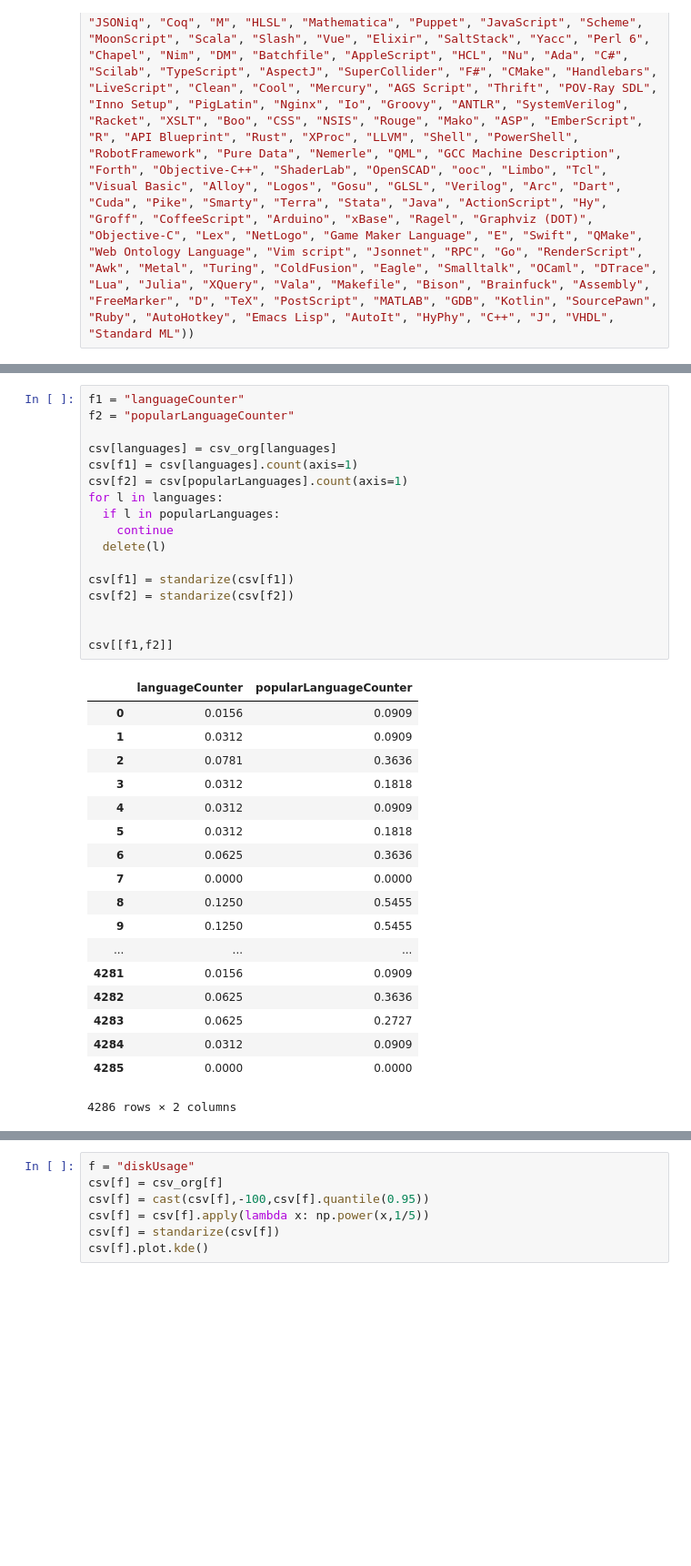
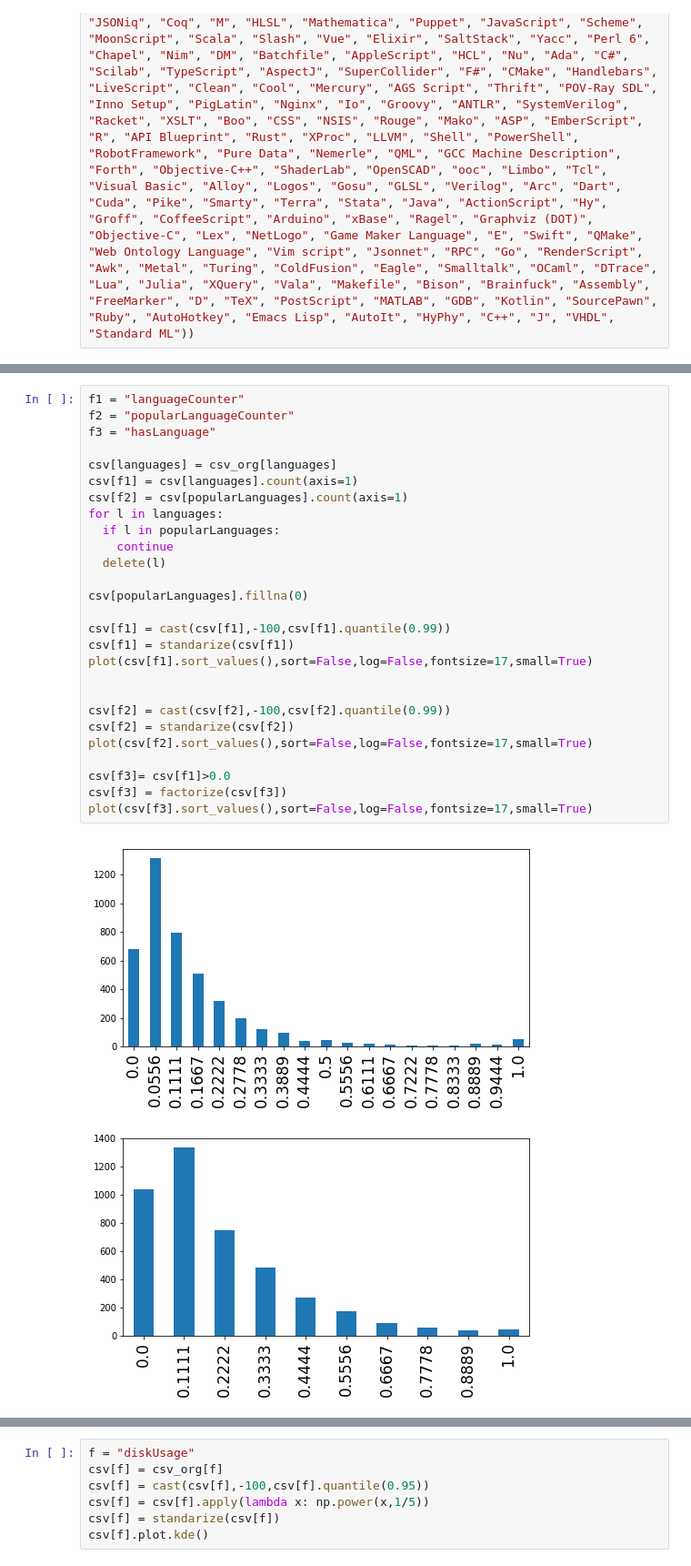
Before and after one commit to SaxMan96/GitHub-API-BigData, a Jupyter notebook: Copy_of_data_extraction.ipynb, the cells around one changed output, grey strips where cells are left out. Shown: that part at 91% size. Drawn from its saved outputs; the diff is of its cells as text; blank space fills up the shorter version.

```diff
--- a/Copy_of_data_extraction.ipynb
+++ b/Copy_of_data_extraction.ipynb
@@ -178,36 +211,30 @@ C++      15.0 %
 # %%
 f1 = "languageCounter"
 f2 = "popularLanguageCounter"
+f3 = "hasLanguage"
 
 csv[languages] = csv_org[languages]
 csv[f1] = csv[languages].count(axis=1)
 csv[f2] = csv[popularLanguages].count(axis=1)
 for l in languages:
   if l in popularLanguages:
     continue
   delete(l)
 
+csv[popularLanguages].fillna(0)
+
+csv[f1] = cast(csv[f1],-100,csv[f1].quantile(0.99))
 csv[f1] = standarize(csv[f1])
-csv[f2] = standarize(csv[f2])
+plot(csv[f1].sort_values(),sort=False,log=False,fontsize=17,small=True)
 
 
-csv[[f1,f2]]
+csv[f2] = cast(csv[f2],-100,csv[f2].quantile(0.99))
+csv[f2] = standarize(csv[f2])
+plot(csv[f2].sort_values(),sort=False,log=False,fontsize=17,small=True)
+
+csv[f3]= csv[f1]>0.0
+csv[f3] = factorize(csv[f3])
+plot(csv[f3].sort_values(),sort=False,log=False,fontsize=17,small=True)
 # %% [output]
-|  | languageCounter | popularLanguageCounter |
-| 0 | 0.0156 | 0.0909 |
-| 1 | 0.0312 | 0.0909 |
-| 2 | 0.0781 | 0.3636 |
-| 3 | 0.0312 | 0.1818 |
-| 4 | 0.0312 | 0.0909 |
-| 5 | 0.0312 | 0.1818 |
-| 6 | 0.0625 | 0.3636 |
-| 7 | 0.0000 | 0.0000 |
-| 8 | 0.1250 | 0.5455 |
-| 9 | 0.1250 | 0.5455 |
-| ... | ... | ... |
-| 4281 | 0.0156 | 0.0909 |
-| 4282 | 0.0625 | 0.3636 |
-| 4283 | 0.0625 | 0.2727 |
-| 4284 | 0.0312 | 0.0909 |
-| 4285 | 0.0000 | 0.0000 |
-4286 rows × 2 columns
+[figure, added]
+[figure, added]
```
Also changed, not shown: parts of 186 cells of this notebook.
